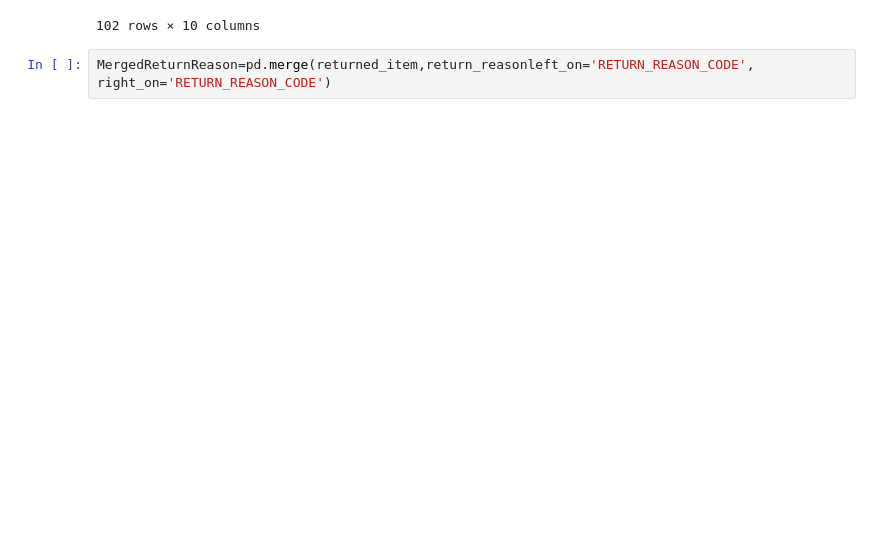
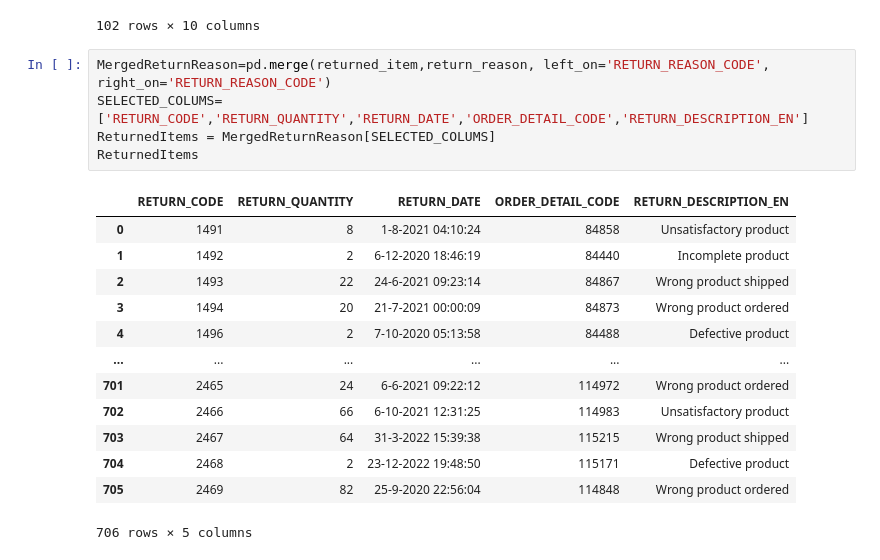
Before and after one commit to troykort/DaD, a Jupyter notebook: Practicum_5.1_Opdracht/Practicum_5.1_Opdracht.ipynb, the cells around one changed output. Cells and saved outputs as stored; diff of their text form; blank space fills up the shorter version.

Commit message:
ReturnedITem table Erbij Gezet

```diff
--- a/Practicum_5.1_Opdracht/Practicum_5.1_Opdracht.ipynb
+++ b/Practicum_5.1_Opdracht/Practicum_5.1_Opdracht.ipynb
@@ -251,4 +237,21 @@ sales_staff_DIMENSION
 | 101 | 99 | Helena | Lindholm | 489 | HLindholm@grtd123.com | +358(0)17 - 433 127 | ... |
 102 rows × 10 columns
 # %%
-MergedReturnReason=pd.merge(returned_item,return_reasonleft_on='RETURN_REASON_CODE', right_on='RETURN_REASON_CODE')
+MergedReturnReason=pd.merge(returned_item,return_reason, left_on='RETURN_REASON_CODE', right_on='RETURN_REASON_CODE')
+SELECTED_COLUMS=['RETURN_CODE','RETURN_QUANTITY','RETURN_DATE','ORDER_DETAIL_CODE','RETURN_DESCRIPTION_EN']
+ReturnedItems = MergedReturnReason[SELECTED_COLUMS]
+ReturnedItems
+# %% [output]
+|  | RETURN_CODE | RETURN_QUANTITY | RETURN_DATE | ORDER_DETAIL_CODE | RETURN_DESCRIPTION_EN |
+| 0 | 1491 | 8 | 1-8-2021 04:10:24 | 84858 | Unsatisfactory product |
+| 1 | 1492 | 2 | 6-12-2020 18:46:19 | 84440 | Incomplete product |
+| 2 | 1493 | 22 | 24-6-2021 09:23:14 | 84867 | Wrong product shipped |
+| 3 | 1494 | 20 | 21-7-2021 00:00:09 | 84873 | Wrong product ordered |
+| 4 | 1496 | 2 | 7-10-2020 05:13:58 | 84488 | Defective product |
+| ... | ... | ... | ... | ... | ... |
+| 701 | 2465 | 24 | 6-6-2021 09:22:12 | 114972 | Wrong product ordered |
+| 702 | 2466 | 66 | 6-10-2021 12:31:25 | 114983 | Unsatisfactory product |
+| 703 | 2467 | 64 | 31-3-2022 15:39:38 | 115215 | Wrong product shipped |
+| 704 | 2468 | 2 | 23-12-2022 19:48:50 | 115171 | Defective product |
+| 705 | 2469 | 82 | 25-9-2020 22:56:04 | 114848 | Wrong product ordered |
+706 rows × 5 columns
```
Also changed, not shown: parts of 2 cells of this notebook.
